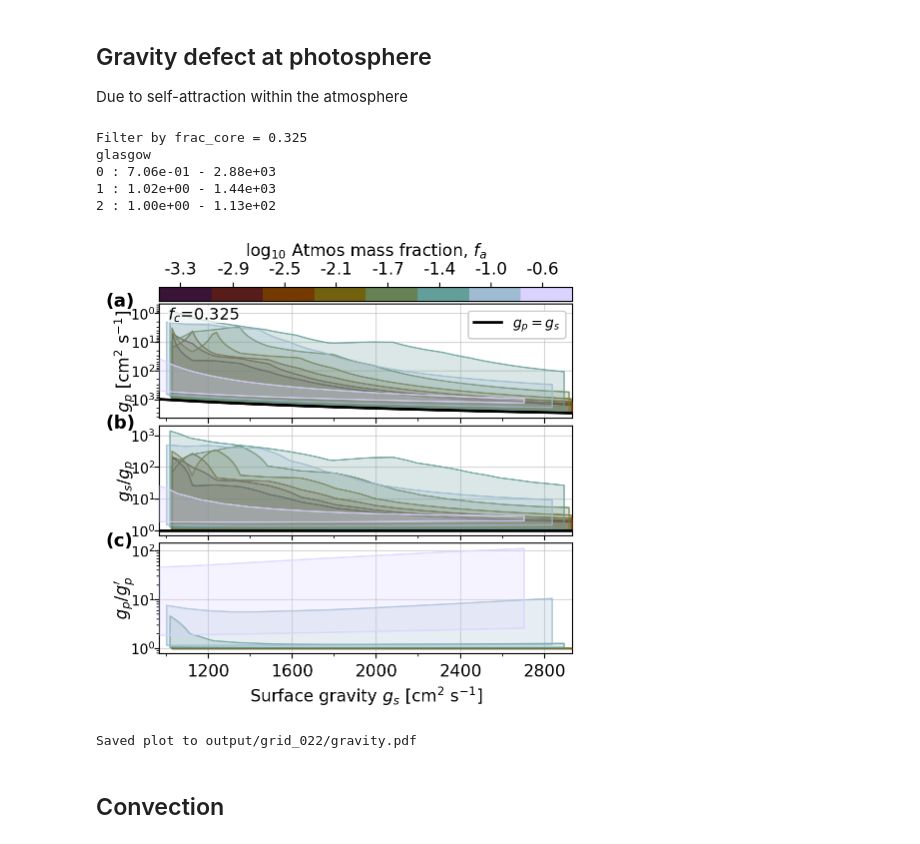
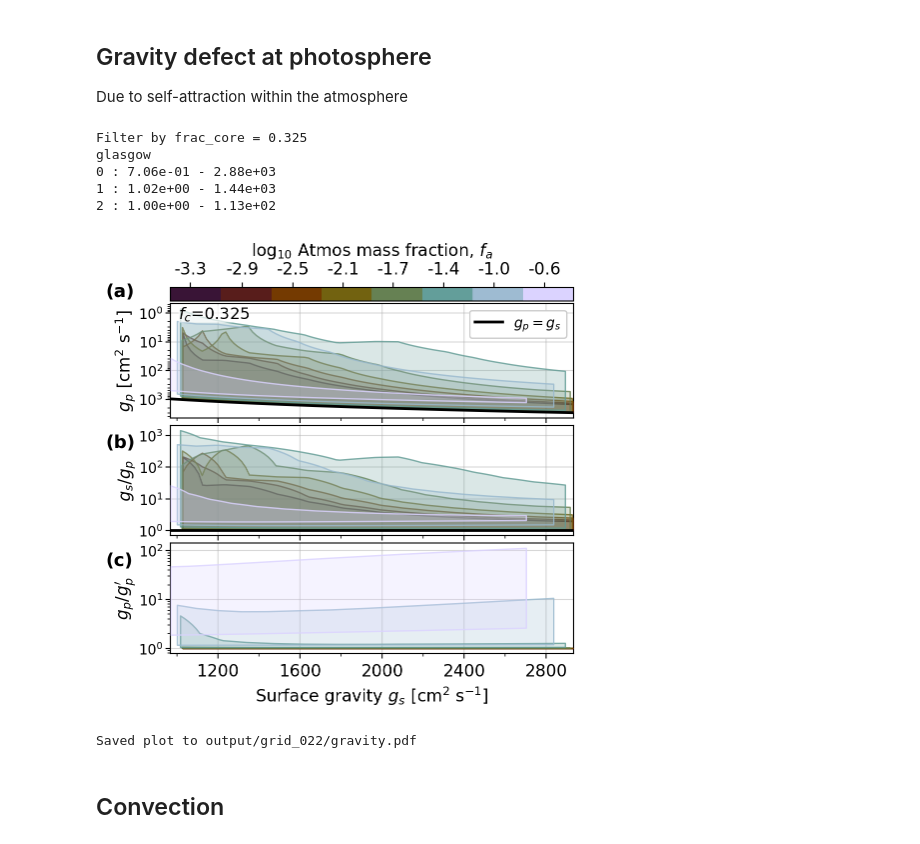
Before and after one commit to nichollsh/InferAGNI, a Jupyter notebook: notebooks/paper_grid.ipynb, the cells around one changed output. Cells and saved outputs as stored; diff of their text form; code cells hidden in the pictures.

Commit message:
Paper plots

```diff
--- a/notebooks/paper_grid.ipynb
+++ b/notebooks/paper_grid.ipynb
@@ -1992,7 +1992,7 @@ def plot_gravity( controls=None, scatter=True):
                 # ax.plot(xx, yy_med, color=ec, linestyle='-', lw=1.5, alpha=1)
 
 
-    ax0.set_ylabel(r"$g_p$ [cm$^2$ s$^{-1}$]", labelpad=-4)
+    ax0.set_ylabel(r"$g_p$ [cm$^2$ s$^{-1}$]", labelpad=1)
     ax0.set_yscale("log")
     ax0.invert_yaxis()
 
@@ -2008,12 +2008,12 @@ def plot_gravity( controls=None, scatter=True):
     ax0.legend(framealpha=1, fontsize=10, loc='upper right')
     ax0.set_xlim(xx[0], xx[-1])
 
-    ax1.set_ylabel(r"$g_s/g_p$", labelpad=-4)
+    ax1.set_ylabel(r"$g_s/g_p$", labelpad=1)
     ax1.axhline(y=1, color='k', lw=lw, zorder=9, label=r"$g_p=g_s$")
     ax1.set_yscale("log")
 
 
-    ax2.set_ylabel(r"$g_p/g_p'$", labelpad=-4)
+    ax2.set_ylabel(r"$g_p/g_p'$", labelpad=1)
     ax2.set_yscale("log")
 
     # controls
@@ -2029,36 +2029,39 @@ def plot_gravity( controls=None, scatter=True):
     # decorate
     axs[-1].set_xlabel(r"Surface gravity $g_s$ [cm$^2$ s$^{-1}$]")
     for i,ax in enumerate(axs):
         ax.grid(alpha=0.5, zorder=-2)
 
 
         ax.xaxis.set_major_locator(mpl.ticker.MultipleLocator(400))
         ax.xaxis.set_minor_locator(mpl.ticker.MultipleLocator(200))
 
-        ax.tick_params(axis='y', labelsize=10, rotation=0, pad=-0.05)
+        ax.tick_params(axis='y', labelsize=10, rotation=0, pad=2)
         if i > 0:
             ax.yaxis.set_major_locator(mpl.ticker.LogLocator(numticks=4))
             # ax.yaxis.set_major_formatter(mpl.ticker.FormatStrFormatter("%.0f"))
+            abc_y = 0.92
+        else:
+            abc_y = 1.18
 
-        fig.text(-0.13,1.1, f"({abc[i]})", transform=ax.transAxes,ha="left", va="top", fontsize=13, fontweight="bold")
+        fig.text(-0.16,abc_y, f"({abc[i]})", transform=ax.transAxes,ha="left", va="top", fontsize=13, fontweight="bold")
 
 
     fig.tight_layout(h_pad=0.05)
     plt.show()
 
     fname = os.path.join(plots_dir,"gravity.pdf")
     fig.savefig(fname, dpi=DPI, bbox_inches='tight')
     print(f"Saved plot to {fname}")
 
 # plot_gravity(controls={"frac_core":0.325}, scatter=True)
 plot_gravity(controls={"frac_core":0.325}, scatter=False)
 # %% [output]
 Filter by frac_core = 0.325
 glasgow
 0 : 7.06e-01 - 2.88e+03
 1 : 1.02e+00 - 1.44e+03
 2 : 1.00e+00 - 1.13e+02
-[figure, old version]
+[figure, new version]
 Saved plot to output/grid_022/gravity.pdf
 # %% [markdown]
 ## Convection
```
Also changed, not shown: parts of 2 cells of this notebook.
